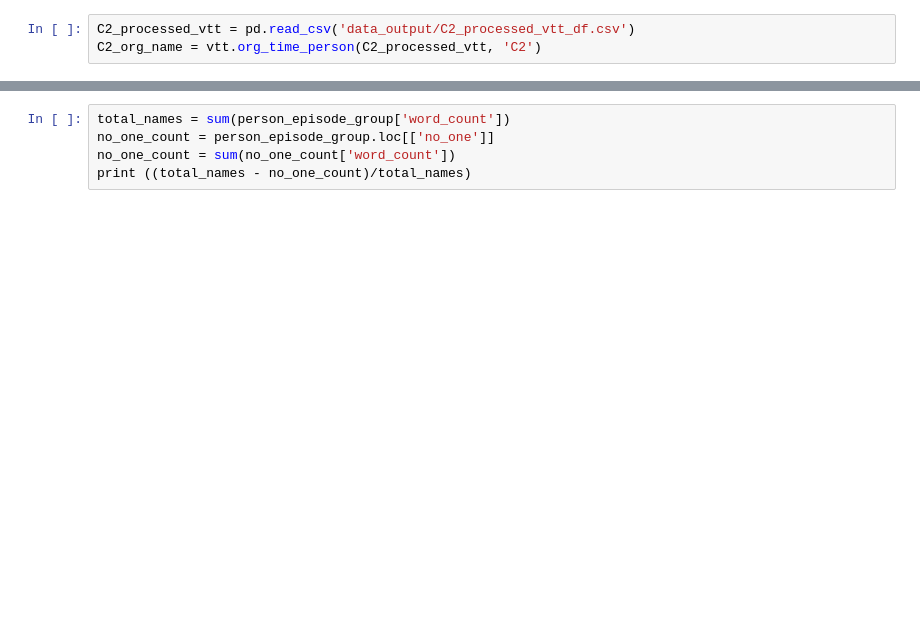
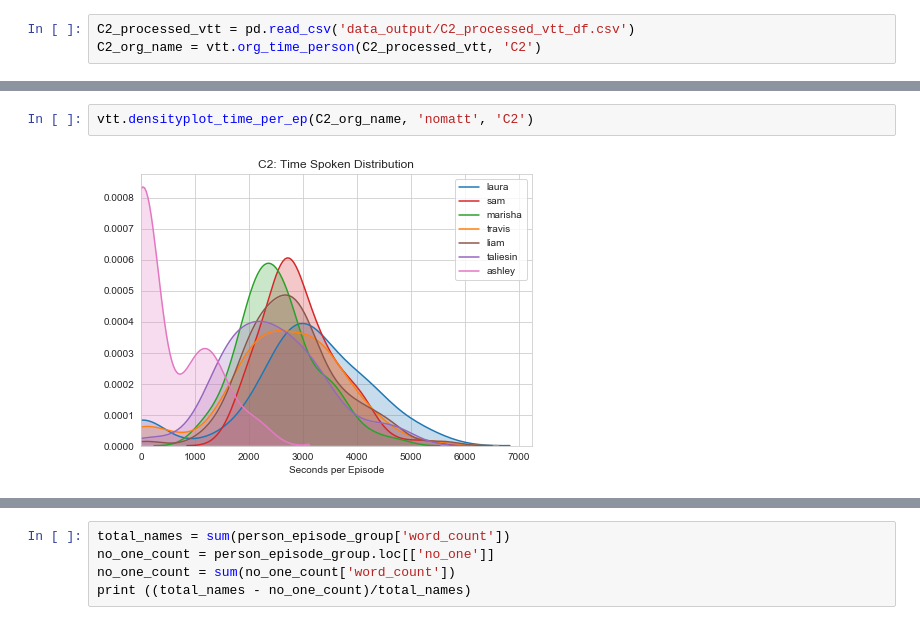
Before and after one commit to albechen/critical-role-transcript-statistics, a Jupyter notebook: cr_transcript.ipynb, the cells around one changed output, grey strips where cells are left out. Cells and saved outputs as stored; diff of their text form; blank space fills up the shorter version.

```diff
--- a/cr_transcript.ipynb
+++ b/cr_transcript.ipynb
@@ -81,2 +125,6 @@ vtt.lineplot_per_ep(C2_org_name, 'nomatt', 'C2')
+# %%
+vtt.densityplot_time_per_ep(C2_org_name, 'nomatt', 'C2')
+# %% [output]
+[figure, added]
 # %%
 vtt.lineplot_cont_count(C2_org_name, 'matt', 'C2')
```
Also changed, not shown: parts of 15 cells of this notebook, 10 other files.
